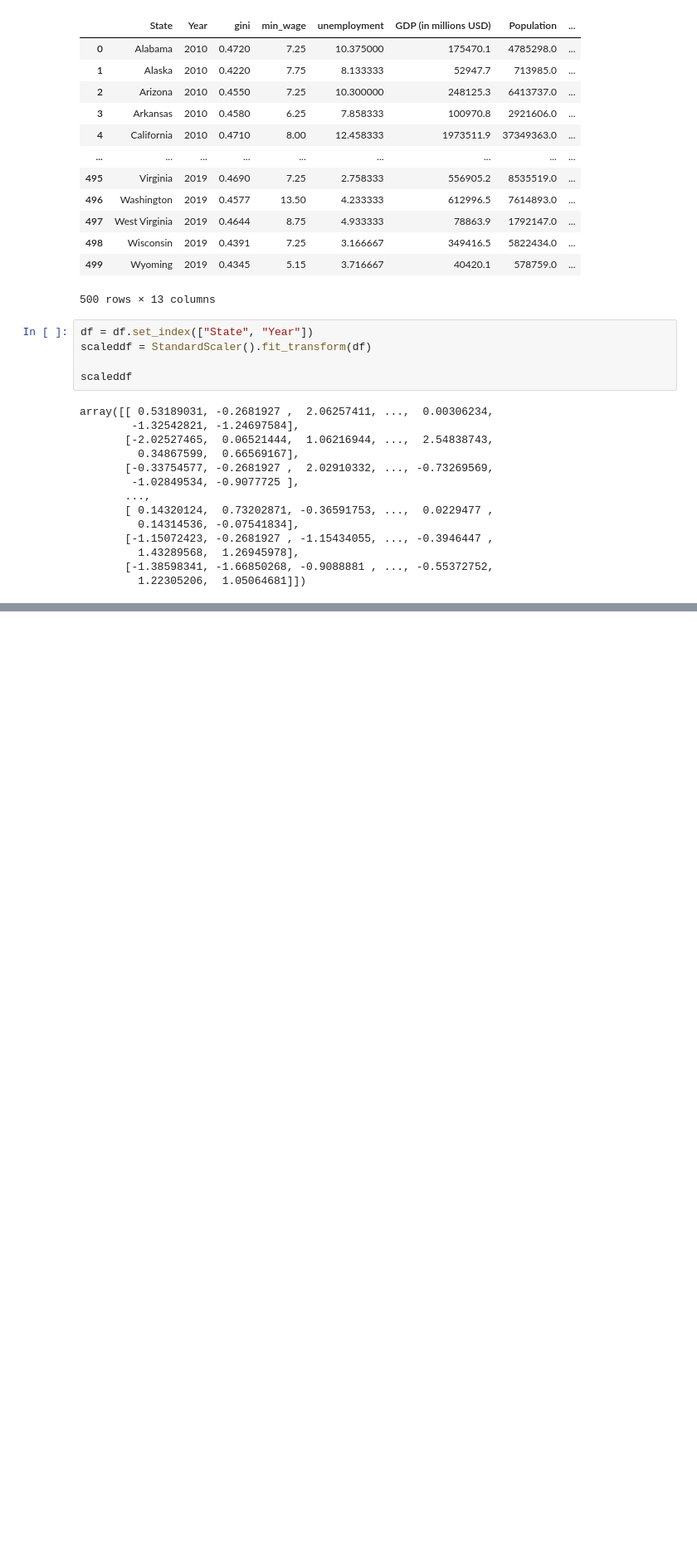
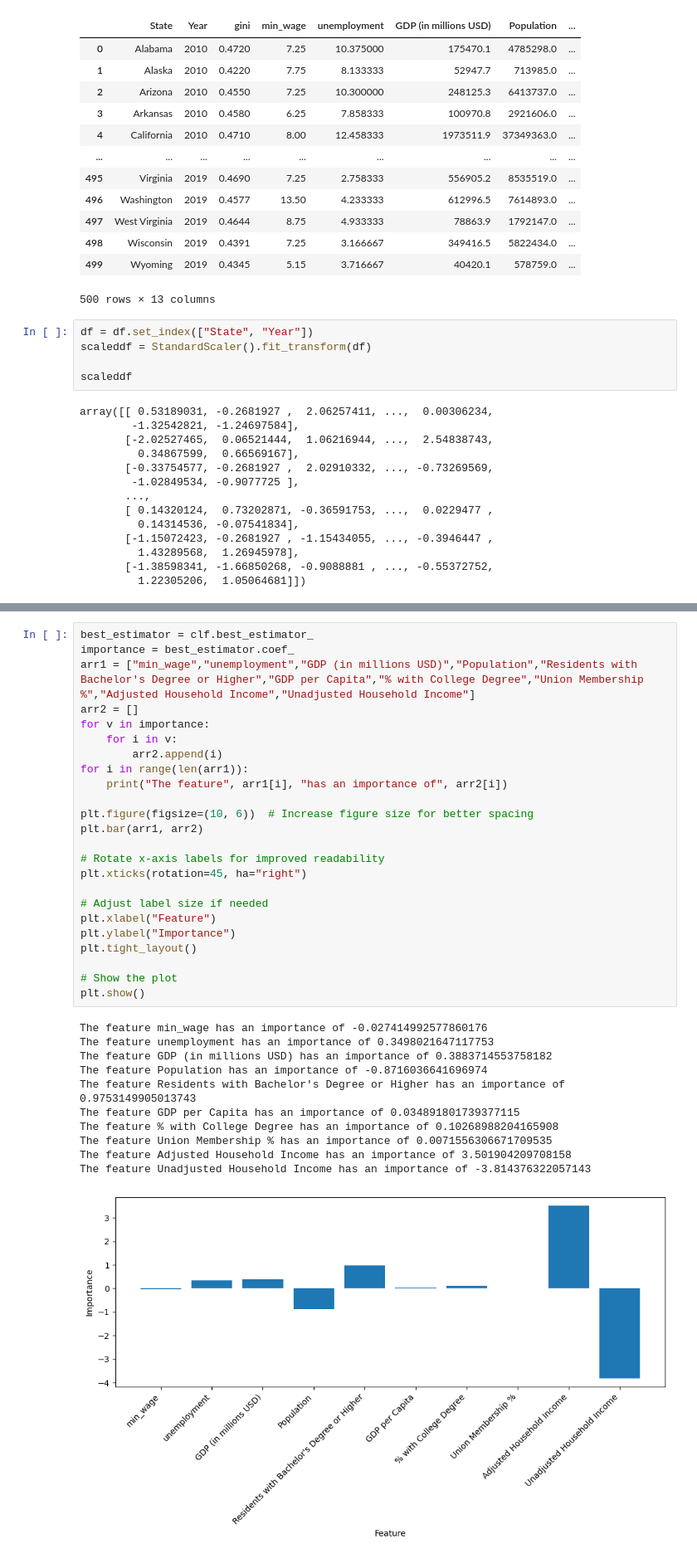
Before and after one commit to harshil0217/CMSE_Min_Wage_Project, a Jupyter notebook: Regression/SupportVectorRegression.ipynb, the cells around one changed output, grey strips where cells are left out. Shown at 83% size. Saved outputs shown, nothing was run; the diff lists cells and outputs as text; blank space fills up the shorter version.

```diff
--- a/Regression/SupportVectorRegression.ipynb
+++ b/Regression/SupportVectorRegression.ipynb
@@ -91,0 +93,36 @@ plt.show()
+# %%
+best_estimator = clf.best_estimator_
+importance = best_estimator.coef_
+arr1 = ["min_wage","unemployment","GDP (in millions USD)","Population","Residents with Bachelor's Degree or Higher","GDP per Capita","% with College Degree","Union Membership %","Adjusted Household Income","Unadjusted Household Income"]
+arr2 = []
+for v in importance:
+    for i in v:
+        arr2.append(i)
+for i in range(len(arr1)):
+    print("The feature", arr1[i], "has an importance of", arr2[i])
+
+plt.figure(figsize=(10, 6))  # Increase figure size for better spacing
+plt.bar(arr1, arr2)
+
+# Rotate x-axis labels for improved readability
+plt.xticks(rotation=45, ha="right")
+
+# Adjust label size if needed
+plt.xlabel("Feature")
+plt.ylabel("Importance")
+plt.tight_layout()
+
+# Show the plot
+plt.show()
+# %% [output]
+The feature min_wage has an importance of -0.027414992577860176
+The feature unemployment has an importance of 0.3498021647117753
+The feature GDP (in millions USD) has an importance of 0.3883714553758182
+The feature Population has an importance of -0.8716036641696974
+The feature Residents with Bachelor's Degree or Higher has an importance of 0.9753149905013743
+The feature GDP per Capita has an importance of 0.034891801739377115
+The feature % with College Degree has an importance of 0.10268988204165908
+The feature Union Membership % has an importance of 0.0071556306671709535
+The feature Adjusted Household Income has an importance of 3.501904209708158
+The feature Unadjusted Household Income has an importance of -3.814376322057143
+[figure, added]
```
Also changed, not shown: parts of 6 cells of this notebook.
